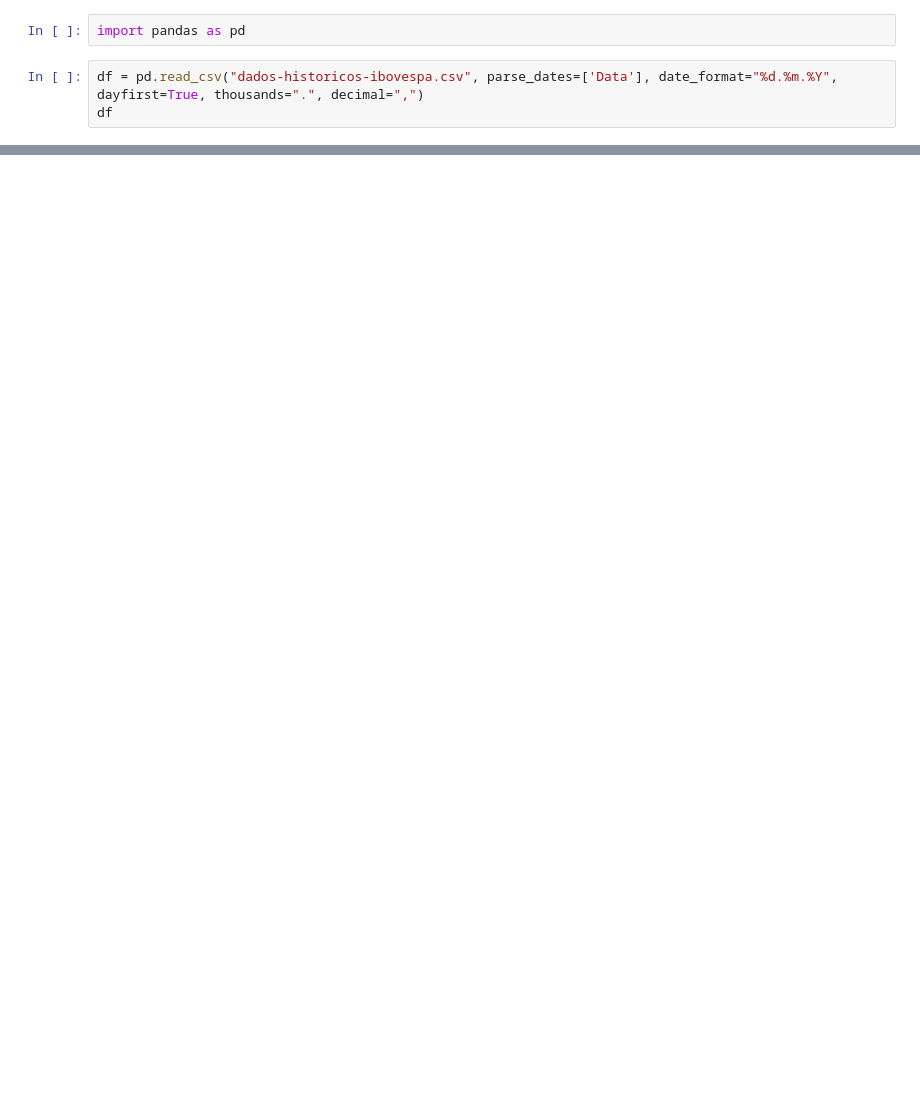
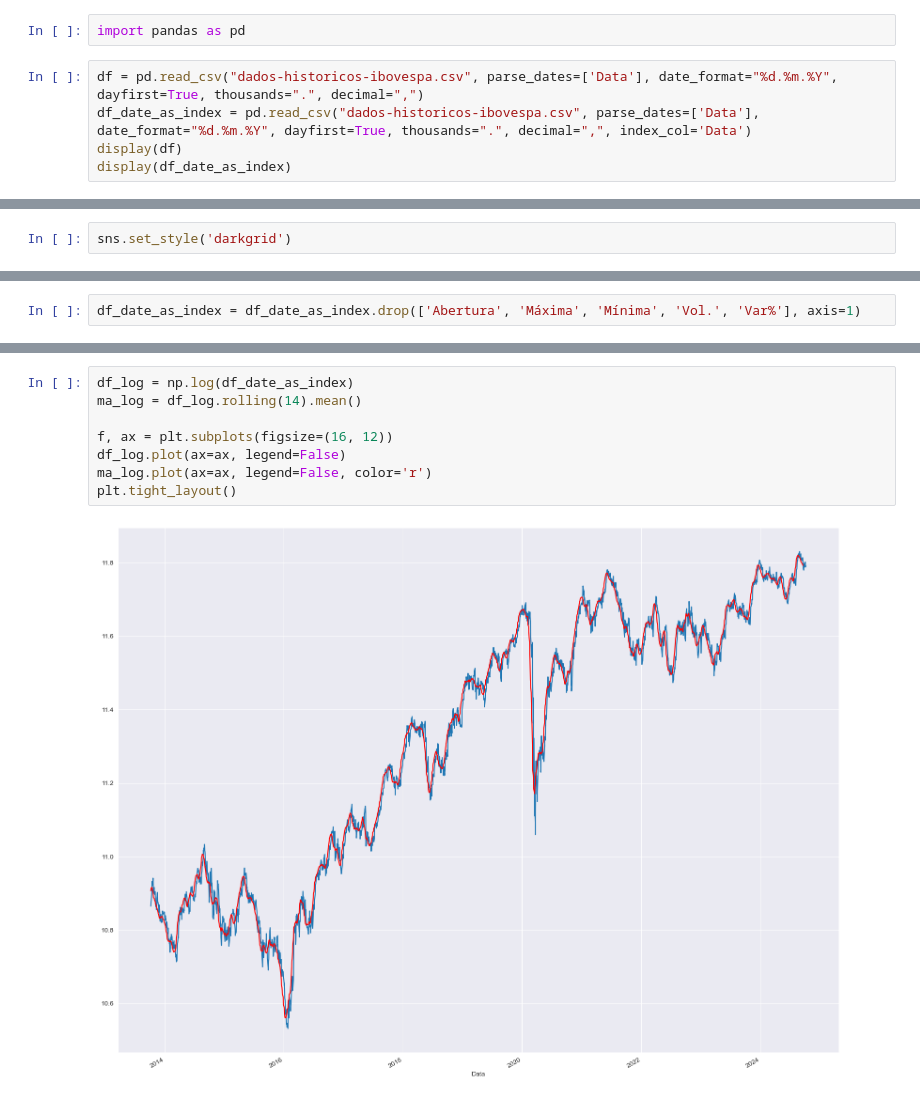
Before and after one commit to fcoalcantarajr/Fase-2, a Jupyter notebook: analise-dados.ipynb, the cells around one changed output, grey strips where cells are left out. Saved outputs shown, nothing was run; the diff lists cells and outputs as text; blank space fills up the shorter version.

```diff
--- a/analise-dados.ipynb
+++ b/analise-dados.ipynb
@@ -2,7 +2,9 @@
 import pandas as pd
 # %%
 df = pd.read_csv("dados-historicos-ibovespa.csv", parse_dates=['Data'], date_format="%d.%m.%Y", dayfirst=True, thousands=".", decimal=",")
-df
+df_date_as_index = pd.read_csv("dados-historicos-ibovespa.csv", parse_dates=['Data'], date_format="%d.%m.%Y", dayfirst=True, thousands=".", decimal=",", index_col='Data')
+display(df)
+display(df_date_as_index)
 # %% [output]
 |  | Data | Último | Abertura | Máxima | Mínima | Vol. | Var% |
 | 0 | 2024-10-07 | 132018 | 131792 | 132943 | 131676 | 7,70M | 0,17% |
@@ -19,0 +154,2 @@ df
+# %%
+sns.set_style('darkgrid')
@@ -19,0 +191,2 @@ df
+# %%
+df_date_as_index = df_date_as_index.drop(['Abertura', 'Máxima', 'Mínima', 'Vol.', 'Var%'], axis=1)
@@ -19,0 +202,10 @@ df
+# %%
+df_log = np.log(df_date_as_index)
+ma_log = df_log.rolling(14).mean()
+
+f, ax = plt.subplots(figsize=(16, 12))
+df_log.plot(ax=ax, legend=False)
+ma_log.plot(ax=ax, legend=False, color='r')
+plt.tight_layout()
+# %% [output]
+[figure, added]
```
Also changed, not shown: parts of 49 cells of this notebook, 3 other files.
